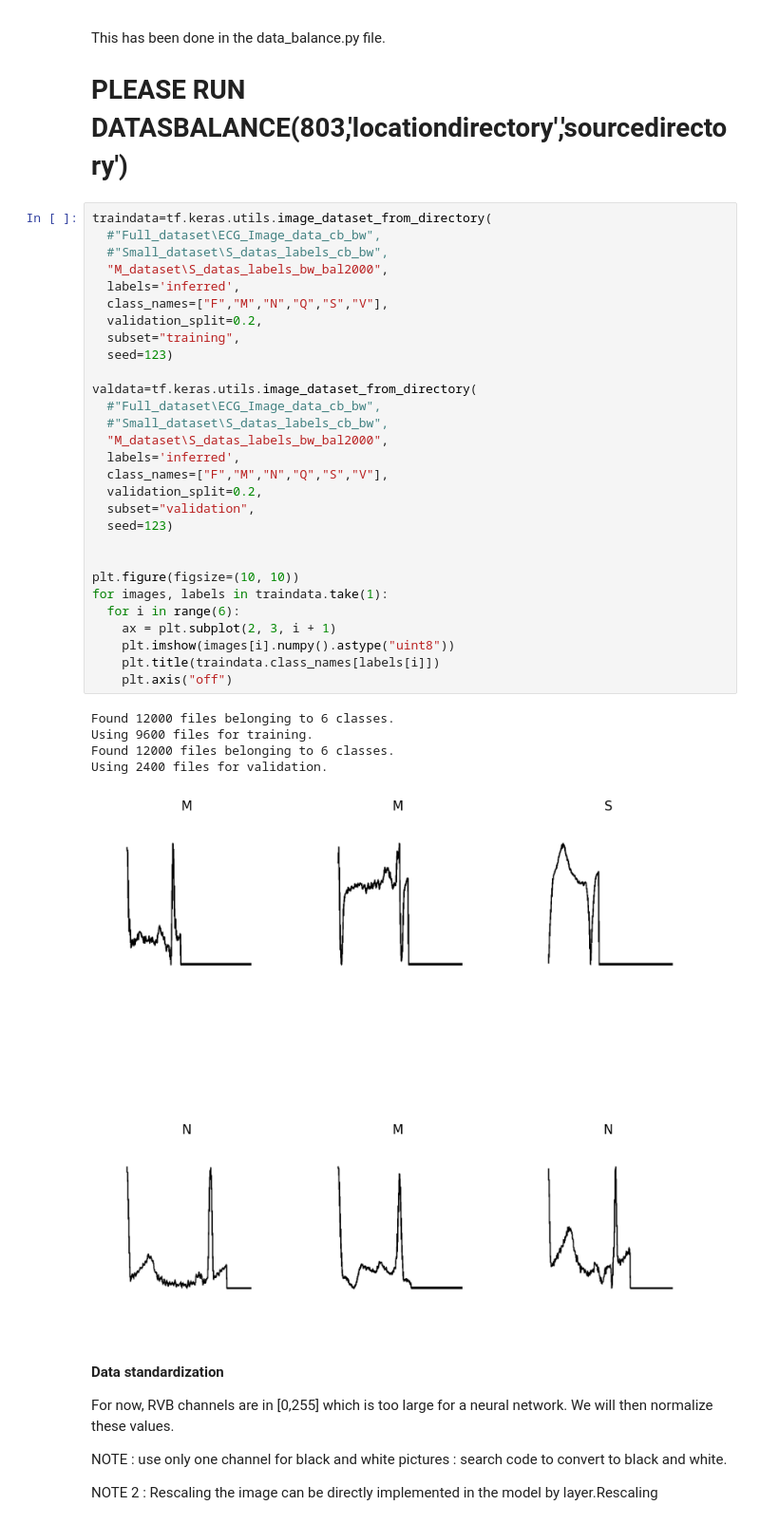
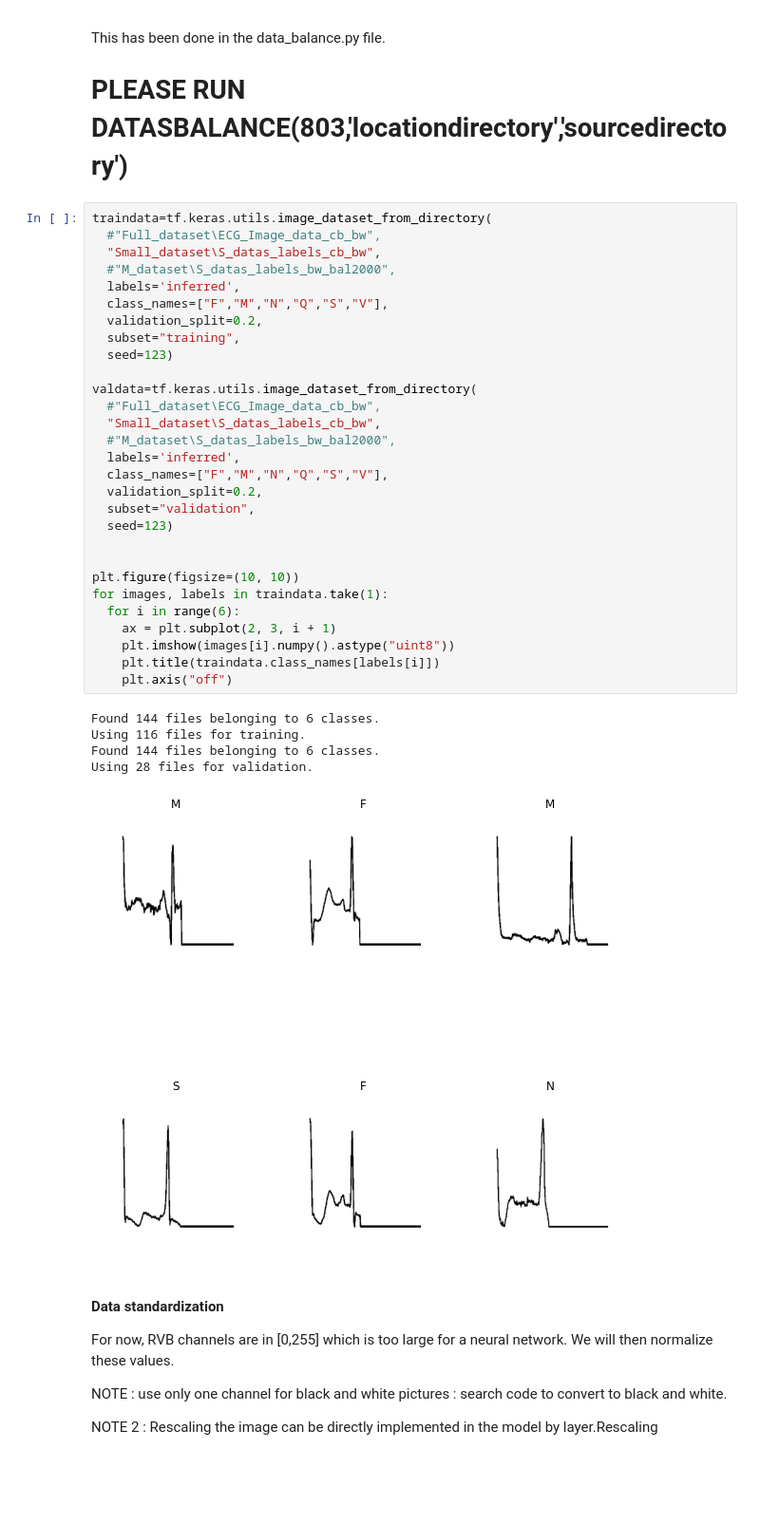
Before and after one commit to Henryk07/ESP3201_Project, a Jupyter notebook: neuralnetwork.ipynb, the cells around one changed output. Shown: that part at 95% size. Cells and saved outputs as stored; diff of their text form; blank space fills up the shorter version.

```diff
--- a/neuralnetwork.ipynb
+++ b/neuralnetwork.ipynb
@@ -44,38 +44,38 @@ This has been done in the data_balance.py file.
 # %%
 traindata=tf.keras.utils.image_dataset_from_directory(
   #"Full_dataset\ECG_Image_data_cb_bw",
-  #"Small_dataset\S_datas_labels_cb_bw",
-  "M_dataset\S_datas_labels_bw_bal2000",
+  "Small_dataset\S_datas_labels_cb_bw",
+  #"M_dataset\S_datas_labels_bw_bal2000",
   labels='inferred',
   class_names=["F","M","N","Q","S","V"],
   validation_split=0.2,
   subset="training",
   seed=123)
 
 valdata=tf.keras.utils.image_dataset_from_directory(
   #"Full_dataset\ECG_Image_data_cb_bw",
-  #"Small_dataset\S_datas_labels_cb_bw",
-  "M_dataset\S_datas_labels_bw_bal2000",
+  "Small_dataset\S_datas_labels_cb_bw",
+  #"M_dataset\S_datas_labels_bw_bal2000",
   labels='inferred',
   class_names=["F","M","N","Q","S","V"],
   validation_split=0.2,
   subset="validation",
   seed=123)
 
 
 plt.figure(figsize=(10, 10))
 for images, labels in traindata.take(1):
   for i in range(6):
     ax = plt.subplot(2, 3, i + 1)
     plt.imshow(images[i].numpy().astype("uint8"))
     plt.title(traindata.class_names[labels[i]])
     plt.axis("off")
 # %% [output]
-Found 12000 files belonging to 6 classes.
-Using 9600 files for training.
-Found 12000 files belonging to 6 classes.
-Using 2400 files for validation.
+Found 144 files belonging to 6 classes.
+Using 116 files for training.
+Found 144 files belonging to 6 classes.
+Using 28 files for validation.
-[figure, old version]
+[figure, new version]
 # %% [markdown]
 #### Data standardization ###
 
```
Also changed, not shown: parts of 3 cells of this notebook.
